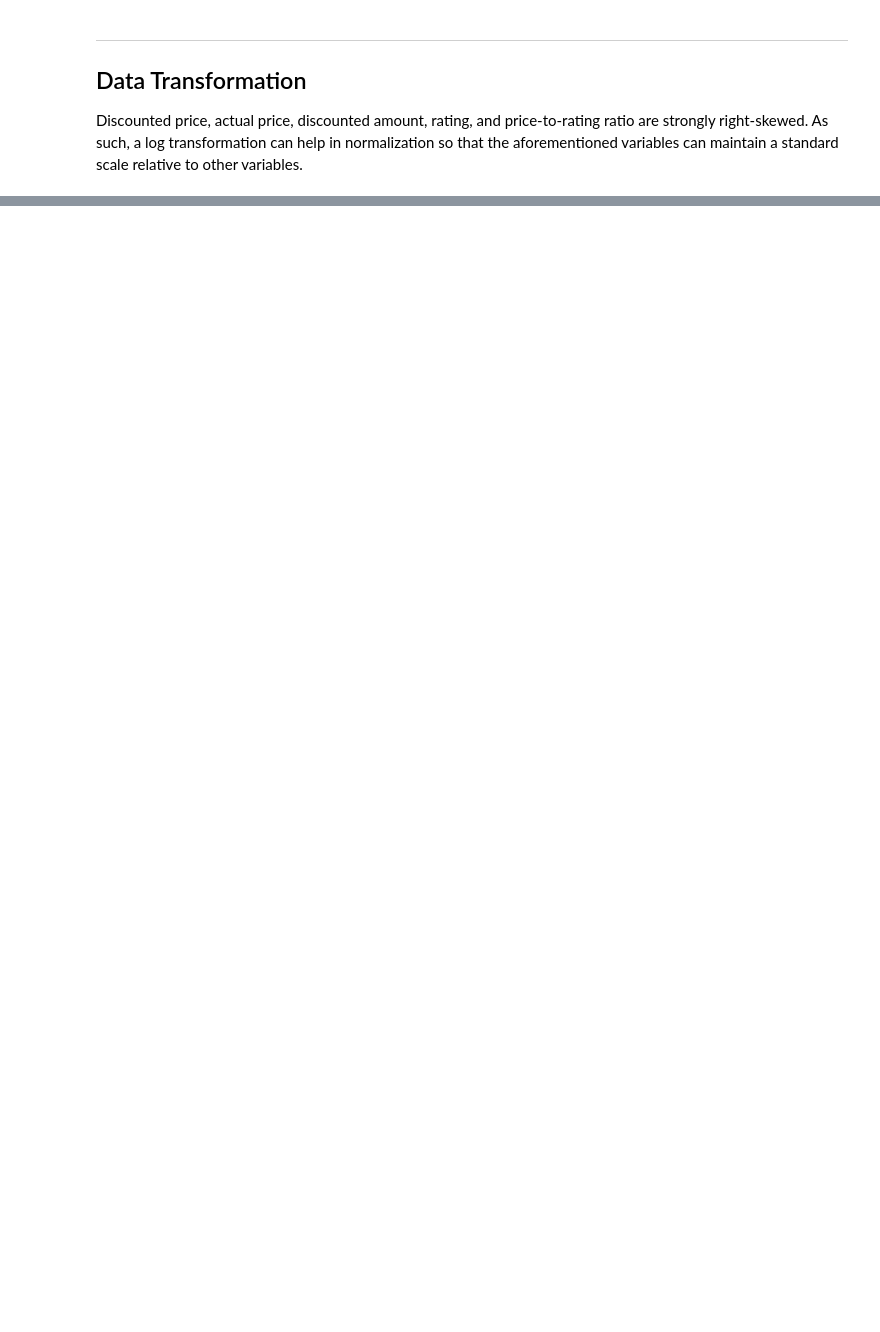
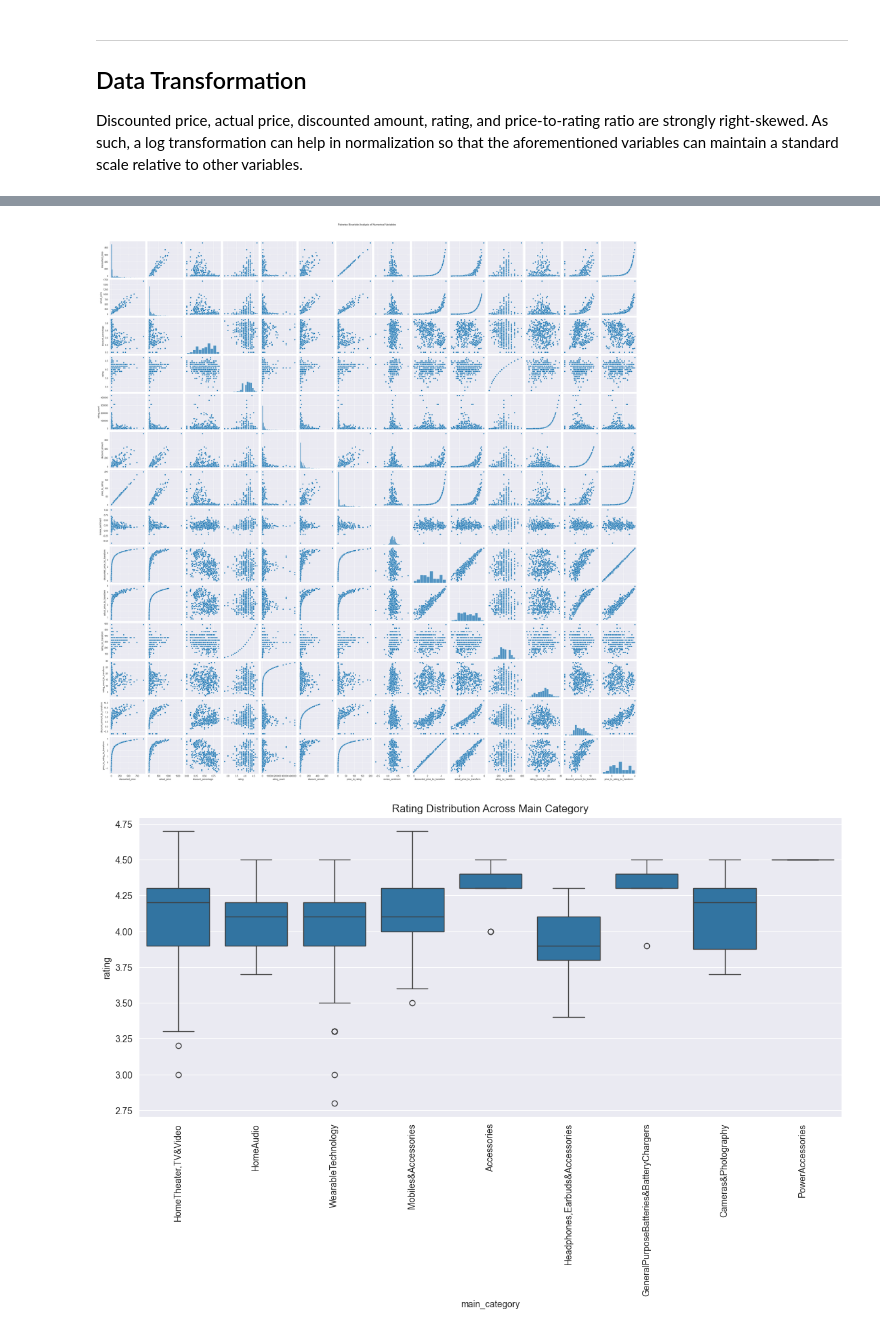
Before and after one commit to anthonyvann/eCommerce-Dataset-Analysis, a Jupyter notebook: EDA.ipynb, the cells around one changed output, grey strips where cells are left out. Saved outputs shown, nothing was run; the diff lists cells and outputs as text; code cells hidden in the pictures; blank space fills up the shorter version.

```diff
--- a/EDA.ipynb
+++ b/EDA.ipynb
@@ -595,0 +601,18 @@ for col in columns_to_transform:
+# %%
+# Pairwise bivariate analysis using pairplot for numerical columns
+numerical_cols = data.select_dtypes(include=np.number).columns
+sns.pairplot(data[numerical_cols].sample(500, random_state=1))  # Sample for performance
+plt.suptitle('Pairwise Bivariate Analysis of Numerical Variables', y=1.02)
+plt.show()
+
+# # For categorical variables, we'll look at the relationship with ratings
+# We'll use boxplots to see how ratings vary with different categories
+for category in ['main_category', 'sub_category', 'item_type']:
+    plt.figure(figsize=(14, 6))
+    sns.boxplot(x=category, y='rating', data=data)
+    plt.title(f"Rating Distribution Across {category.replace('_', ' ').title()}")
+    plt.xticks(rotation=90)
+    plt.show()
+# %% [output]
+[figure, added]
+[figure, added]
```
Also changed, not shown: parts of 13 cells of this notebook.
